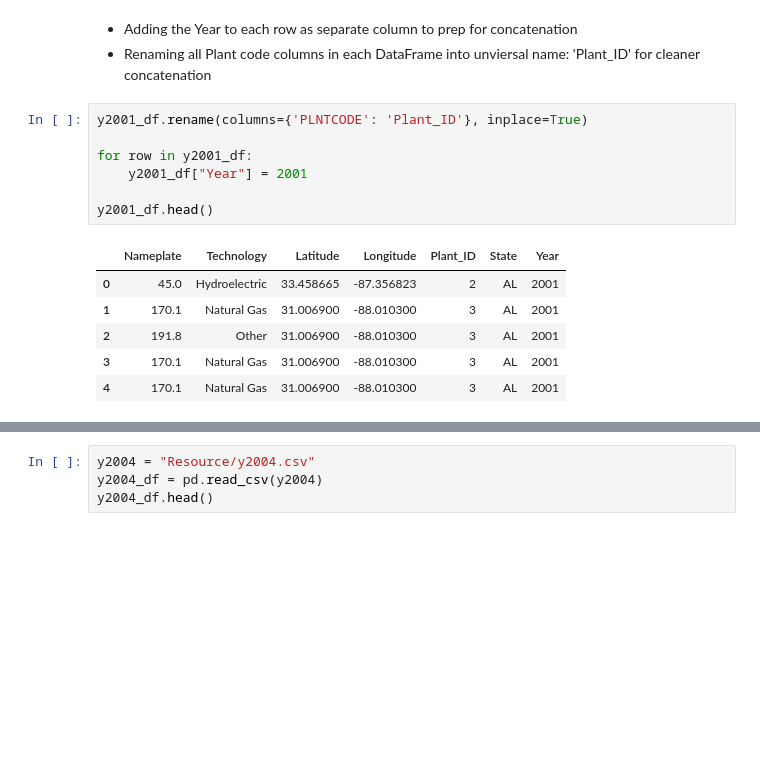
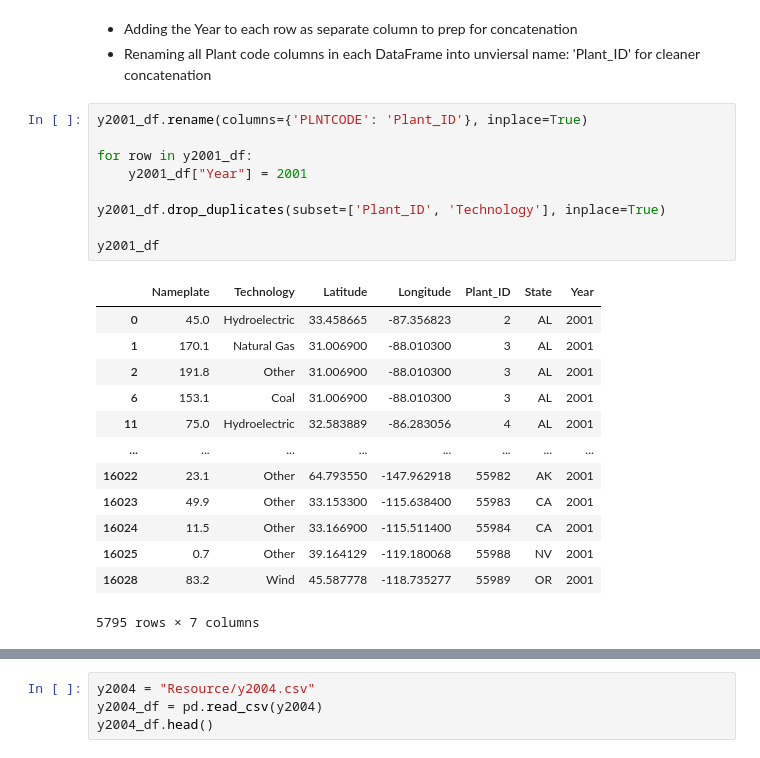
Before and after one commit to raj-cmyk/The-Coalition, a Jupyter notebook: jsonify.ipynb, the cells around one changed output, grey strips where cells are left out. Drawn from its saved outputs; the diff is of its cells as text; blank space fills up the shorter version.

```diff
--- a/jsonify.ipynb
+++ b/jsonify.ipynb
@@ -21,17 +28,26 @@ y2001_df.head()
 # %%
 y2001_df.rename(columns={'PLNTCODE': 'Plant_ID'}, inplace=True)
 
 for row in y2001_df:
     y2001_df["Year"] = 2001
 
-y2001_df.head()
+y2001_df.drop_duplicates(subset=['Plant_ID', 'Technology'], inplace=True)
+
+y2001_df
 # %% [output]
 |  | Nameplate | Technology | Latitude | Longitude | Plant_ID | State | Year |
 | 0 | 45.0 | Hydroelectric | 33.458665 | -87.356823 | 2 | AL | 2001 |
 | 1 | 170.1 | Natural Gas | 31.006900 | -88.010300 | 3 | AL | 2001 |
 | 2 | 191.8 | Other | 31.006900 | -88.010300 | 3 | AL | 2001 |
-| 3 | 170.1 | Natural Gas | 31.006900 | -88.010300 | 3 | AL | 2001 |
-| 4 | 170.1 | Natural Gas | 31.006900 | -88.010300 | 3 | AL | 2001 |
+| 6 | 153.1 | Coal | 31.006900 | -88.010300 | 3 | AL | 2001 |
+| 11 | 75.0 | Hydroelectric | 32.583889 | -86.283056 | 4 | AL | 2001 |
+| ... | ... | ... | ... | ... | ... | ... | ... |
+| 16022 | 23.1 | Other | 64.793550 | -147.962918 | 55982 | AK | 2001 |
+| 16023 | 49.9 | Other | 33.153300 | -115.638400 | 55983 | CA | 2001 |
+| 16024 | 11.5 | Other | 33.166900 | -115.511400 | 55984 | CA | 2001 |
+| 16025 | 0.7 | Other | 39.164129 | -119.180068 | 55988 | NV | 2001 |
+| 16028 | 83.2 | Wind | 45.587778 | -118.735277 | 55989 | OR | 2001 |
+5795 rows × 7 columns
 # %%
 y2002 = "Resource/y2002.csv"
 y2002_df = pd.read_csv(y2002)
```
Also changed, not shown: parts of 90 cells of this notebook, 18 other files.
